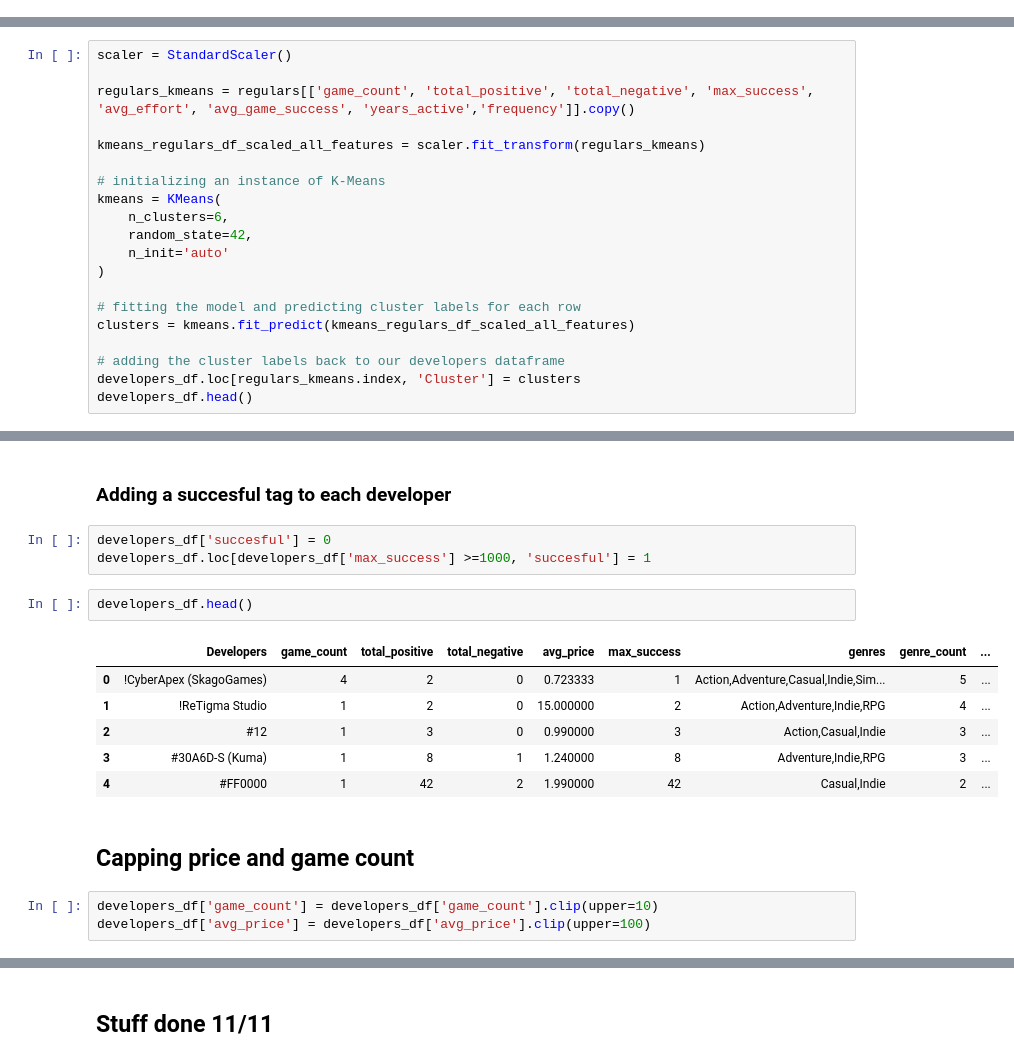
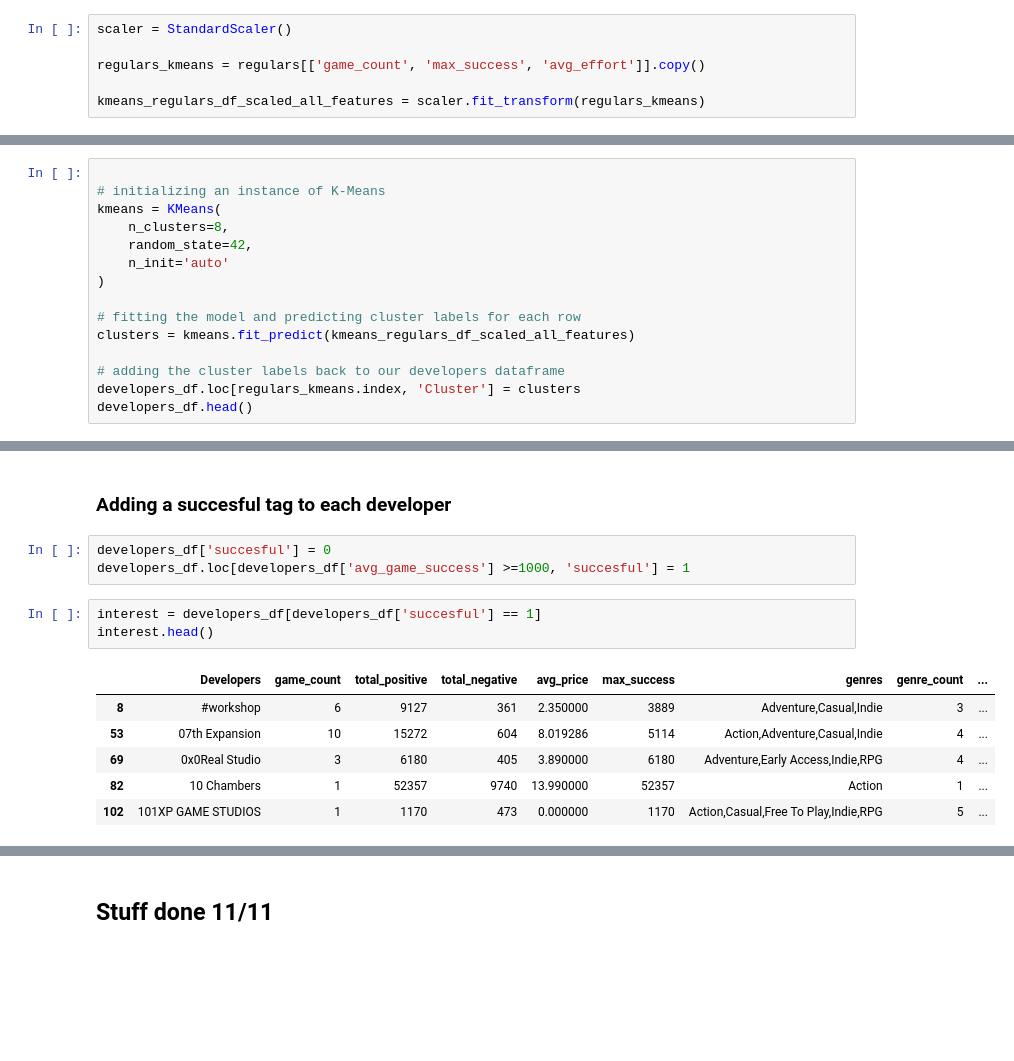
Before and after one commit to mangabe16/steam-developer-career-patterns, a Jupyter notebook: submission_copy.ipynb, the cells around one changed output, grey strips where cells are left out. Saved outputs shown, nothing was run; the diff lists cells and outputs as text; blank space fills up the shorter version.

```diff
--- a/submission_copy.ipynb
+++ b/submission_copy.ipynb
@@ -637,0 +666,6 @@ Name: count, dtype: int64
+# %%
+scaler = StandardScaler()
+
+regulars_kmeans = regulars[['game_count', 'max_success', 'avg_effort']].copy()
+
+kmeans_regulars_df_scaled_all_features = scaler.fit_transform(regulars_kmeans)
@@ -638,13 +687,8 @@ Name: count, dtype: int64
 # %%
-scaler = StandardScaler()
-
-regulars_kmeans = regulars[['game_count', 'total_positive', 'total_negative', 'max_success', 'avg_effort', 'avg_game_success', 'years_active','frequency']].copy()
-
-kmeans_regulars_df_scaled_all_features = scaler.fit_transform(regulars_kmeans)
 
 # initializing an instance of K-Means
 kmeans = KMeans(
-    n_clusters=6,
+    n_clusters=8,
     random_state=42,
     n_init='auto'
 )
@@ -712,18 +769,14 @@ Name: count, dtype: int64
 ### Adding a succesful tag to each developer
 # %%
 developers_df['succesful'] = 0
-developers_df.loc[developers_df['max_success'] >=1000, 'succesful'] = 1
+developers_df.loc[developers_df['avg_game_success'] >=1000, 'succesful'] = 1
 # %%
-developers_df.head()
+interest = developers_df[developers_df['succesful'] == 1]
+interest.head()
 # %% [output]
 |  | Developers | game_count | total_positive | total_negative | avg_price | max_success | genres | genre_count | ... |
-| 0 | !CyberApex (SkagoGames) | 4 | 2 | 0 | 0.723333 | 1 | Action,Adventure,Casual,Indie,Sim... | 5 | ... |
-| 1 | !ReTigma Studio | 1 | 2 | 0 | 15.000000 | 2 | Action,Adventure,Indie,RPG | 4 | ... |
-| 2 | #12 | 1 | 3 | 0 | 0.990000 | 3 | Action,Casual,Indie | 3 | ... |
-| 3 | #30A6D-S (Kuma) | 1 | 8 | 1 | 1.240000 | 8 | Adventure,Indie,RPG | 3 | ... |
-| 4 | #FF0000 | 1 | 42 | 2 | 1.990000 | 42 | Casual,Indie | 2 | ... |
+| 8 | #workshop | 6 | 9127 | 361 | 2.350000 | 3889 | Adventure,Casual,Indie | 3 | ... |
+| 53 | 07th Expansion | 10 | 15272 | 604 | 8.019286 | 5114 | Action,Adventure,Casual,Indie | 4 | ... |
+| 69 | 0x0Real Studio | 3 | 6180 | 405 | 3.890000 | 6180 | Adventure,Early Access,Indie,RPG | 4 | ... |
+| 82 | 10 Chambers | 1 | 52357 | 9740 | 13.990000 | 52357 | Action | 1 | ... |
+| 102 | 101XP GAME STUDIOS | 1 | 1170 | 473 | 0.000000 | 1170 | Action,Casual,Free To Play,Indie,RPG | 5 | ... |
-# %% [markdown]
-## Capping price and game count
-# %%
-developers_df['game_count'] = developers_df['game_count'].clip(upper=10)
-developers_df['avg_price'] = developers_df['avg_price'].clip(upper=100)
```
Also changed, not shown: parts of 11 cells of this notebook.
